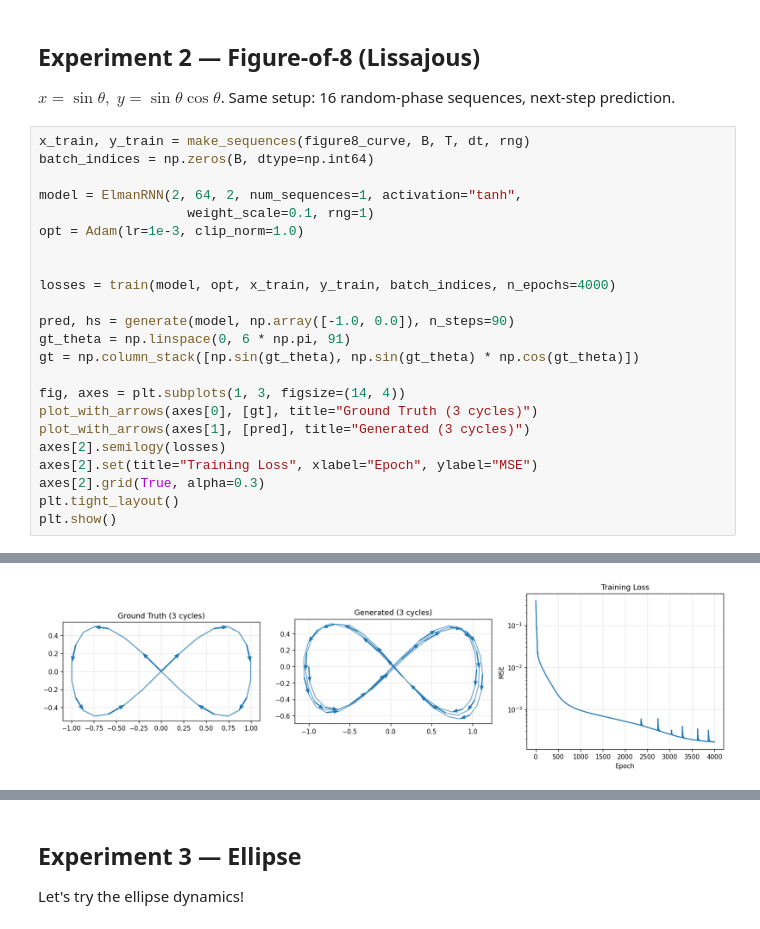
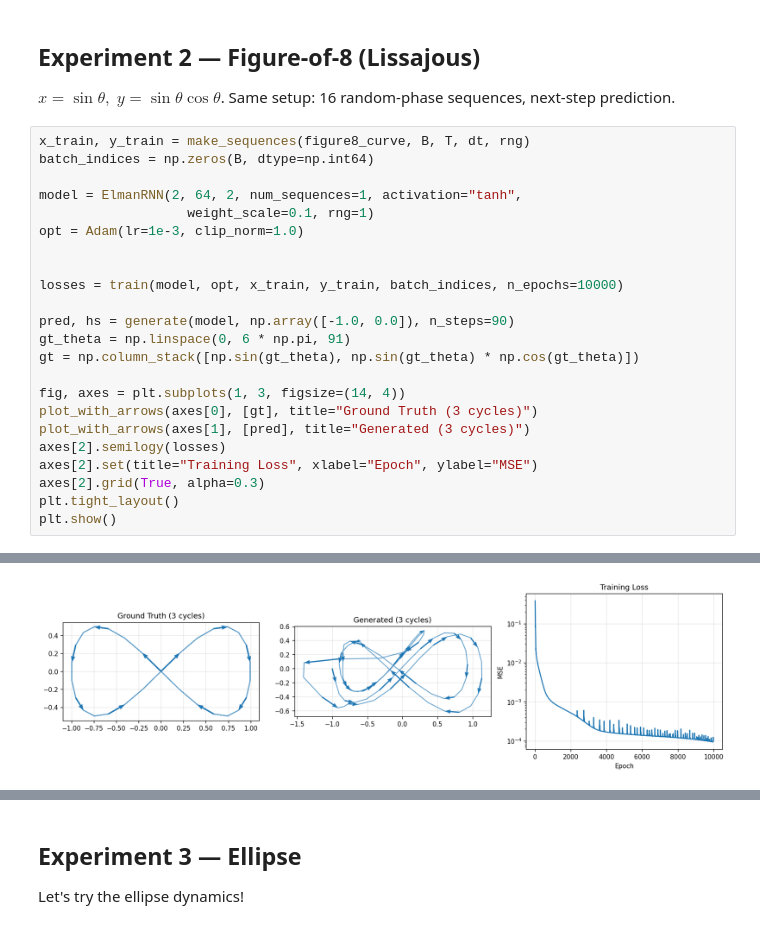
Before and after one commit to tahafkh/dynamical-rnns, a Jupyter notebook: notebooks/dynamic_analysis.ipynb, the cells around one changed output, grey strips where cells are left out. Saved outputs shown, nothing was run; the diff lists cells and outputs as text.

```diff
--- a/notebooks/dynamic_analysis.ipynb
+++ b/notebooks/dynamic_analysis.ipynb
@@ -342,7 +362,7 @@ model = ElmanRNN(2, 64, 2, num_sequences=1, activation="tanh",
 opt = Adam(lr=1e-3, clip_norm=1.0)
 
 
-losses = train(model, opt, x_train, y_train, batch_indices, n_epochs=4000)
+losses = train(model, opt, x_train, y_train, batch_indices, n_epochs=10000)
 
 pred, hs = generate(model, np.array([-1.0, 0.0]), n_steps=90)
 gt_theta = np.linspace(0, 6 * np.pi, 91)
@@ -369,4 +397,4 @@ plt.show()
-[figure, old version]
+[figure, new version]
 # %%
 pca = PCA(n_components=2)
 hs_pca = pca.fit_transform(hs)
```
Also changed, not shown: parts of 27 cells of this notebook.
